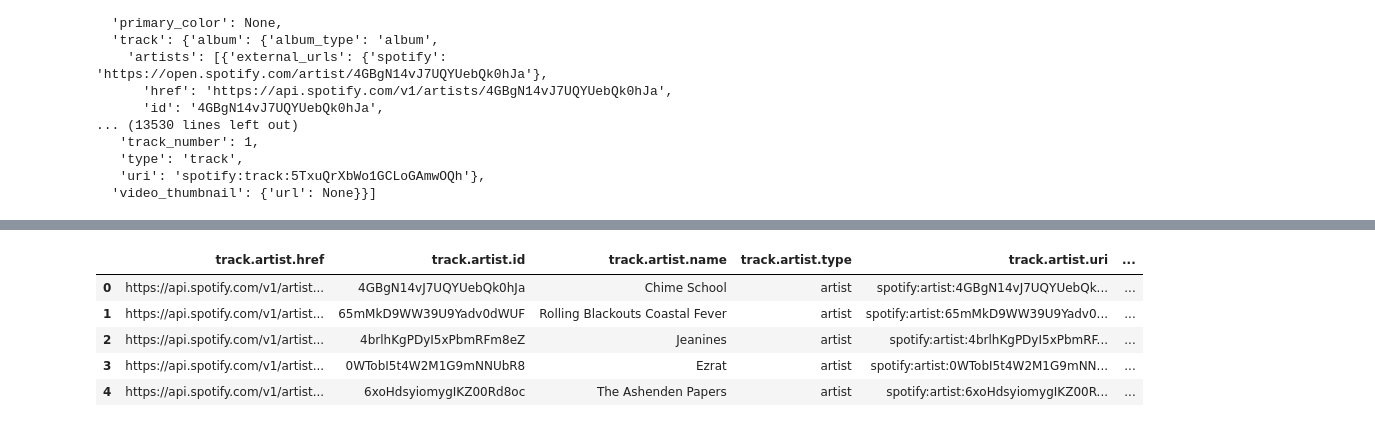
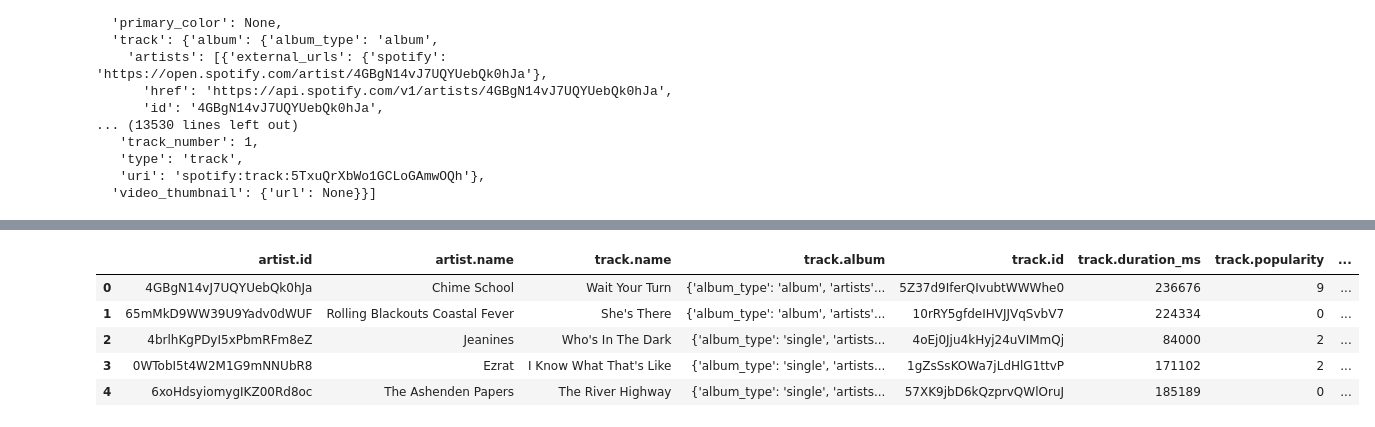
Before and after one commit to januff/spotify-completist, a Jupyter notebook: nbs/index.ipynb, the cells around one changed output, grey strips where cells are left out. Cells and saved outputs as stored; diff of their text form; code cells hidden in the pictures.

```diff
--- a/nbs/index.ipynb
+++ b/nbs/index.ipynb
@@ -130,12 +109,13 @@ tracks[0]
 # %%
 import pandas as pd
 df = pd.DataFrame(tracks)
-out = pd.json_normalize(df['track'], record_path=['artists'], record_prefix='track.artist.', meta=['name','album','id','duration_ms','popularity','preview_url'], meta_prefix='track.')
+out = pd.json_normalize(df['track'], record_path=['artists'], record_prefix='artist.', meta=['name','album','id','duration_ms','popularity','preview_url'], meta_prefix='track.')
+out.drop(['artist.type','artist.href','artist.uri','artist.external_urls.spotify'],inplace=True, axis=1)
 out.head()
 # %% [output]
-|  | track.artist.href | track.artist.id | track.artist.name | track.artist.type | track.artist.uri | ... |
-| 0 | https://api.spotify.com/v1/artist... | 4GBgN14vJ7UQYUebQk0hJa | Chime School | artist | spotify:artist:4GBgN14vJ7UQYUebQk... | ... |
-| 1 | https://api.spotify.com/v1/artist... | 65mMkD9WW39U9Yadv0dWUF | Rolling Blackouts Coastal Fever | artist | spotify:artist:65mMkD9WW39U9Yadv0... | ... |
-| 2 | https://api.spotify.com/v1/artist... | 4brlhKgPDyI5xPbmRFm8eZ | Jeanines | artist | spotify:artist:4brlhKgPDyI5xPbmRF... | ... |
-| 3 | https://api.spotify.com/v1/artist... | 0WTobI5t4W2M1G9mNNUbR8 | Ezrat | artist | spotify:artist:0WTobI5t4W2M1G9mNN... | ... |
-| 4 | https://api.spotify.com/v1/artist... | 6xoHdsyiomygIKZ00Rd8oc | The Ashenden Papers | artist | spotify:artist:6xoHdsyiomygIKZ00R... | ... |
+|  | artist.id | artist.name | track.name | track.album | track.id | track.duration_ms | track.popularity | ... |
+| 0 | 4GBgN14vJ7UQYUebQk0hJa | Chime School | Wait Your Turn | {'album_type': 'album', 'artists'... | 5Z37d9IferQIvubtWWWhe0 | 236676 | 9 | ... |
+| 1 | 65mMkD9WW39U9Yadv0dWUF | Rolling Blackouts Coastal Fever | She's There | {'album_type': 'album', 'artists'... | 10rRY5gfdeIHVJJVqSvbV7 | 224334 | 0 | ... |
+| 2 | 4brlhKgPDyI5xPbmRFm8eZ | Jeanines | Who's In The Dark | {'album_type': 'single', 'artists... | 4oEj0Jju4kHyj24uVIMmQj | 84000 | 2 | ... |
+| 3 | 0WTobI5t4W2M1G9mNNUbR8 | Ezrat | I Know What That's Like | {'album_type': 'single', 'artists... | 1gZsSsKOWa7jLdHlG1ttvP | 171102 | 2 | ... |
+| 4 | 6xoHdsyiomygIKZ00Rd8oc | The Ashenden Papers | The River Highway | {'album_type': 'single', 'artists... | 57XK9jbD6kQzprvQWlOruJ | 185189 | 0 | ... |
```
Also changed, not shown: parts of 1 cell of this notebook.
